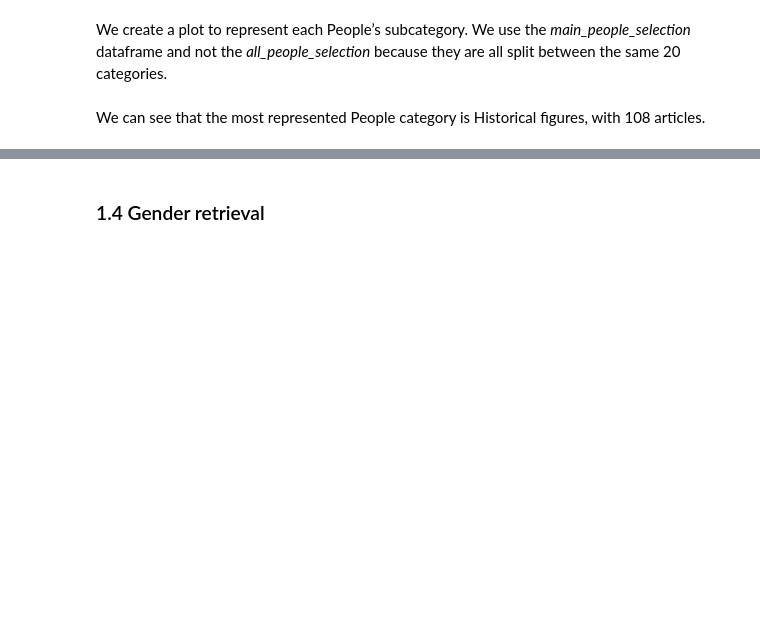
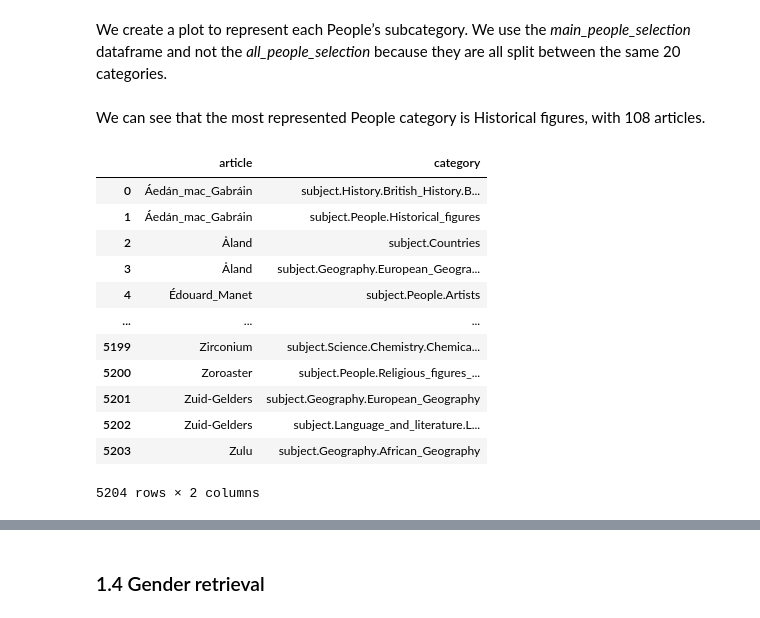
Before and after one commit to epfl-ada/ada-2023-project-ndlmada, a Jupyter notebook: final_notebook.ipynb, the cells around one changed output, grey strips where cells are left out. Saved outputs shown, nothing was run; the diff lists cells and outputs as text; code cells hidden in the pictures; blank space fills up the shorter version.

```diff
--- a/final_notebook.ipynb
+++ b/final_notebook.ipynb
@@ -227,3 +224,19 @@ fig.show()
 fig.write_html("docs/people_categories.html")
 # %% [markdown]
 We can see that the most represented People category is Historical figures, with 108 articles.
+# %%
+categories
+# %% [output]
+|  | article | category |
+| 0 | Áedán_mac_Gabráin | subject.History.British_History.B... |
+| 1 | Áedán_mac_Gabráin | subject.People.Historical_figures |
+| 2 | Åland | subject.Countries |
+| 3 | Åland | subject.Geography.European_Geogra... |
+| 4 | Édouard_Manet | subject.People.Artists |
+| ... | ... | ... |
+| 5199 | Zirconium | subject.Science.Chemistry.Chemica... |
+| 5200 | Zoroaster | subject.People.Religious_figures_... |
+| 5201 | Zuid-Gelders | subject.Geography.European_Geography |
+| 5202 | Zuid-Gelders | subject.Language_and_literature.L... |
+| 5203 | Zulu | subject.Geography.African_Geography |
+5204 rows × 2 columns
```
Also changed, not shown: parts of 7 cells of this notebook, 1 other file.
